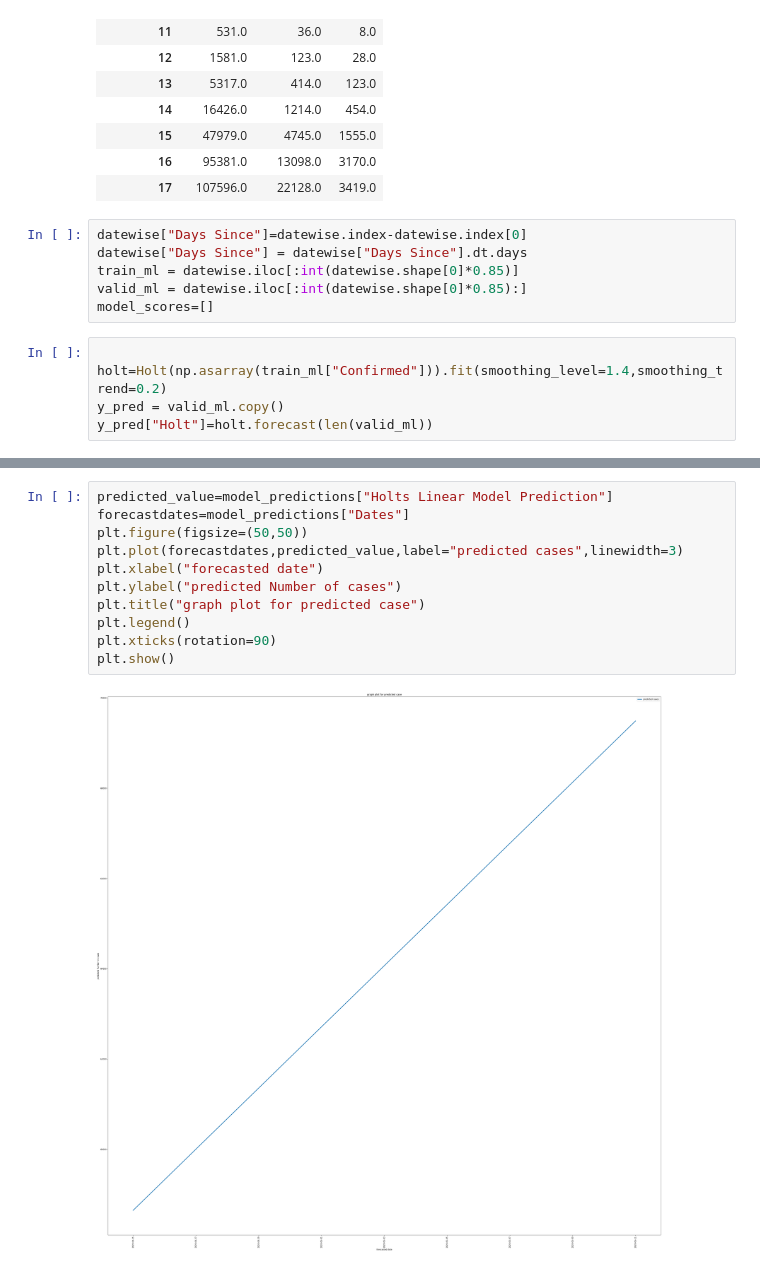
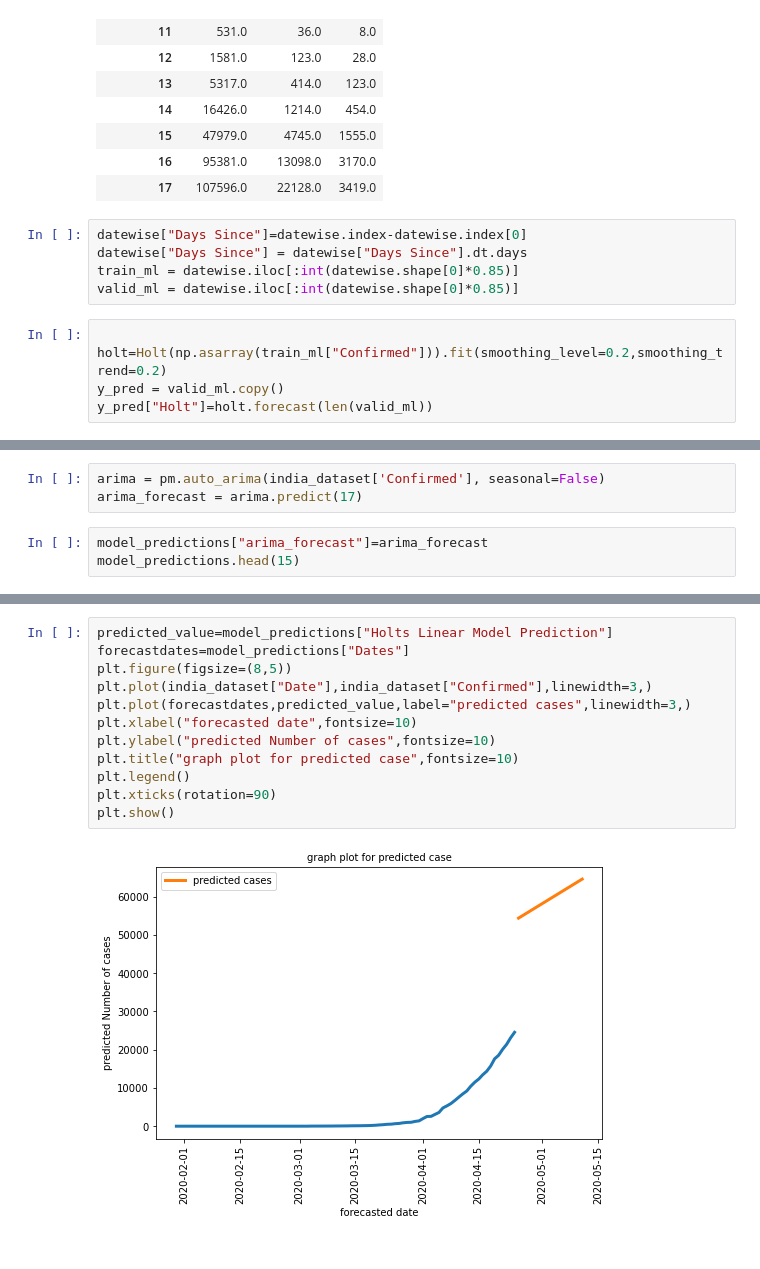
Before and after one commit to balaji1702/covid19caseprrediction, a Jupyter notebook: case forecasting and prediction.ipynb, the cells around one changed output, grey strips where cells are left out. Saved outputs shown, nothing was run; the diff lists cells and outputs as text.

```diff
--- a/case forecasting and prediction.ipynb
+++ b/case forecasting and prediction.ipynb
@@ -258,11 +244,10 @@ weekwise report
 datewise["Days Since"]=datewise.index-datewise.index[0]
 datewise["Days Since"] = datewise["Days Since"].dt.days
 train_ml = datewise.iloc[:int(datewise.shape[0]*0.85)]
-valid_ml = datewise.iloc[:int(datewise.shape[0]*0.85):]
-model_scores=[]
+valid_ml = datewise.iloc[:int(datewise.shape[0]*0.85)]
 # %%
 
-holt=Holt(np.asarray(train_ml["Confirmed"])).fit(smoothing_level=1.4,smoothing_trend=0.2)
+holt=Holt(np.asarray(train_ml["Confirmed"])).fit(smoothing_level=0.2,smoothing_trend=0.2)
 y_pred = valid_ml.copy()
 y_pred["Holt"]=holt.forecast(len(valid_ml))
 # %%
@@ -294,0 +300,6 @@ model_predictions.head(15)
+# %%
+arima = pm.auto_arima(india_dataset['Confirmed'], seasonal=False)
+arima_forecast = arima.predict(17)
+# %%
+model_predictions["arima_forecast"]=arima_forecast
+model_predictions.head(15)
@@ -295,13 +323,14 @@ model_predictions.head(15)
 # %%
 predicted_value=model_predictions["Holts Linear Model Prediction"]
 forecastdates=model_predictions["Dates"]
-plt.figure(figsize=(50,50))
-plt.plot(forecastdates,predicted_value,label="predicted cases",linewidth=3)
-plt.xlabel("forecasted date")
-plt.ylabel("predicted Number of cases")
-plt.title("graph plot for predicted case")
+plt.figure(figsize=(8,5))
+plt.plot(india_dataset["Date"],india_dataset["Confirmed"],linewidth=3,)
+plt.plot(forecastdates,predicted_value,label="predicted cases",linewidth=3,)
+plt.xlabel("forecasted date",fontsize=10)
+plt.ylabel("predicted Number of cases",fontsize=10)
+plt.title("graph plot for predicted case",fontsize=10)
 plt.legend()
 plt.xticks(rotation=90)
 plt.show()
 # %% [output]
-[figure, old version]
+[figure, new version]
```
Also changed, not shown: parts of 15 cells of this notebook.
